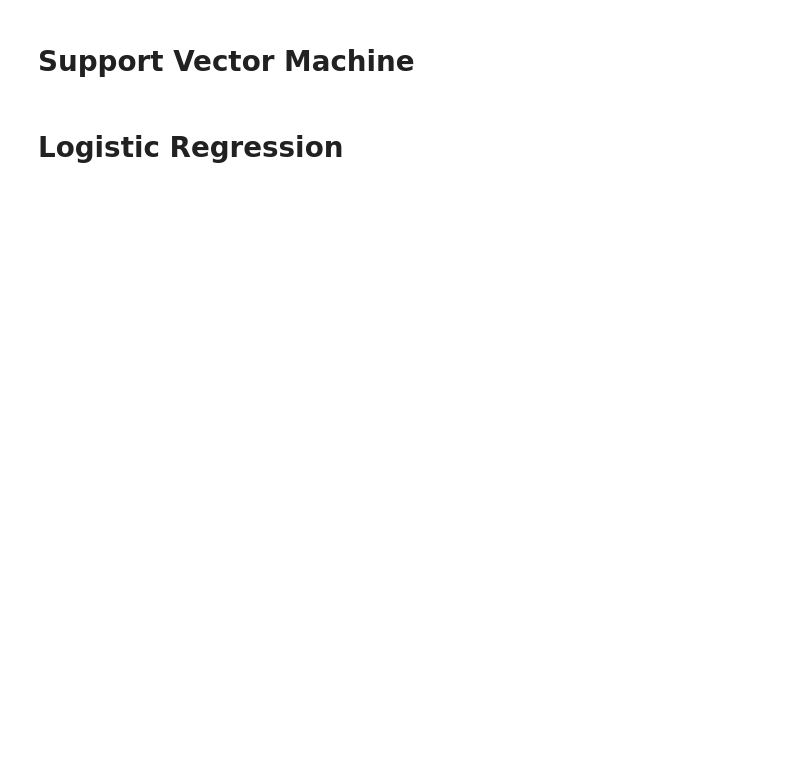
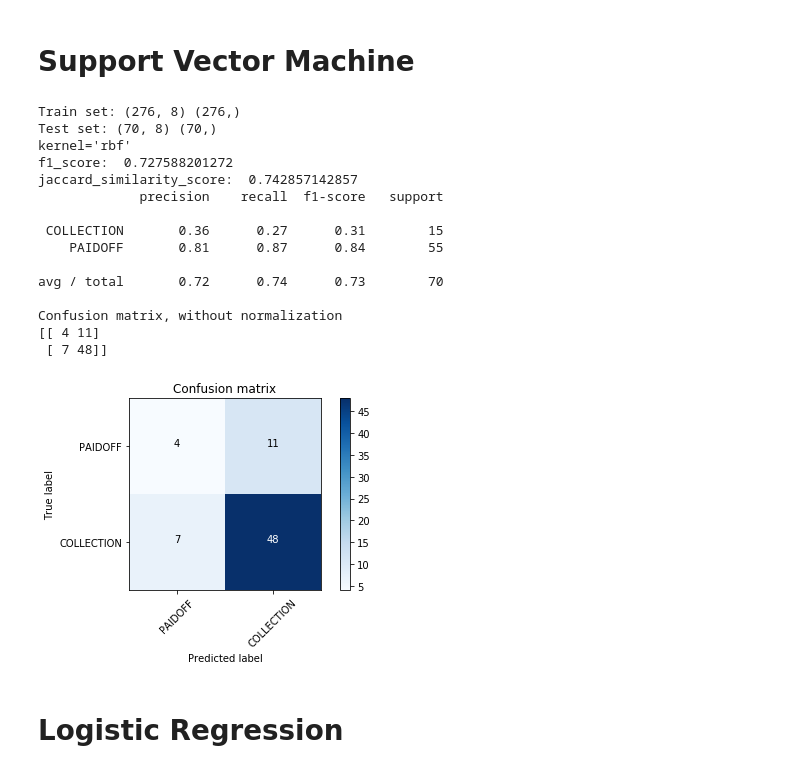
Before and after one commit to YegorKartcev/coursera_capstone_project, a Jupyter notebook: machine-learning-with-python (final project).ipynb, the cells around one changed output. Saved outputs shown, nothing was run; the diff lists cells and outputs as text; code cells hidden in the pictures; blank space fills up the shorter version.

```diff
--- a/machine-learning-with-python (final project).ipynb
+++ b/machine-learning-with-python (final project).ipynb
@@ -451,14 +485,41 @@ def plot_confusion_matrix(cm, classes,
 # %%
 from sklearn import svm
 from sklearn.metrics import f1_score
 from sklearn.metrics import jaccard_similarity_score
 X_train, X_test, y_train, y_test = train_test_split( X, y, test_size=0.2, random_state=4)
 print ('Train set:', X_train.shape,  y_train.shape)
 print ('Test set:', X_test.shape,  y_test.shape)
 
 clf = svm.SVC(kernel='rbf')
 clf.fit(X_train, y_train)
-yhat = clf.predict(X_test)
+yhatsvm = clf.predict(X_test)
 print("kernel='rbf'")
-print("f1_score: ", f1_score(y_test, yhat, average='weighted'))
-print("jaccard_similarity_score: ", jaccard_similarity_score(y_test, yhat))
+print("f1_score: ", f1_score(y_test, yhatsvm, average='weighted'))
+print("jaccard_similarity_score: ", jaccard_similarity_score(y_test, yhatsvm))
+
+# Compute confusion matrix
+cnf_matrix = confusion_matrix(y_test, yhatsvm)
+np.set_printoptions(precision=2)
+
+print (classification_report(y_test, yhatsvm))
+
+# Plot non-normalized confusion matrix
+plt.figure()
+plot_confusion_matrix(cnf_matrix, classes=['PAIDOFF', 'COLLECTION'],normalize= False,  title='Confusion matrix')
+# %% [output]
+Train set: (276, 8) (276,)
+Test set: (70, 8) (70,)
+kernel='rbf'
+f1_score:  0.727588201272
+jaccard_similarity_score:  0.742857142857
+             precision    recall  f1-score   support
+
+ COLLECTION       0.36      0.27      0.31        15
+    PAIDOFF       0.81      0.87      0.84        55
+
+avg / total       0.72      0.74      0.73        70
+
+Confusion matrix, without normalization
+[[ 4 11]
+ [ 7 48]]
+[figure, added]
```
Also changed, not shown: parts of 28 cells of this notebook.
